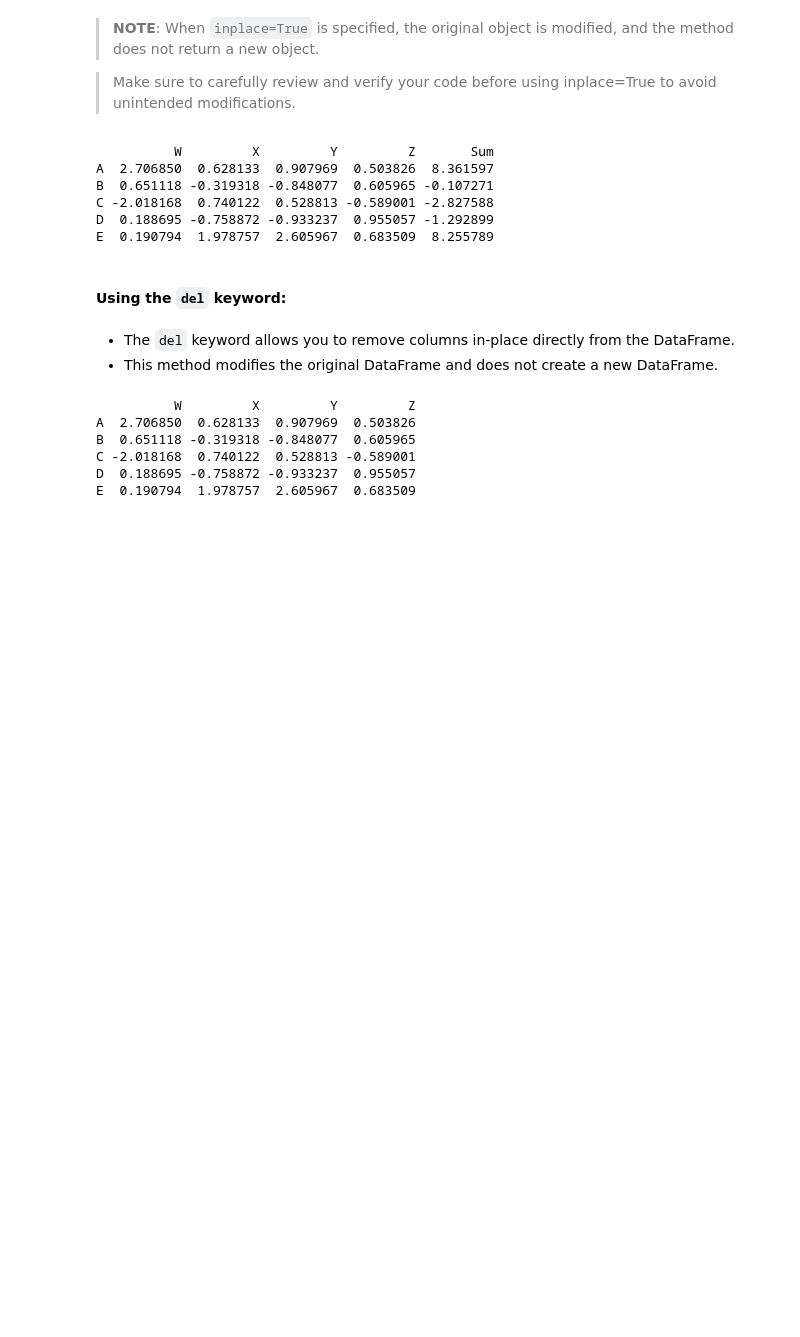
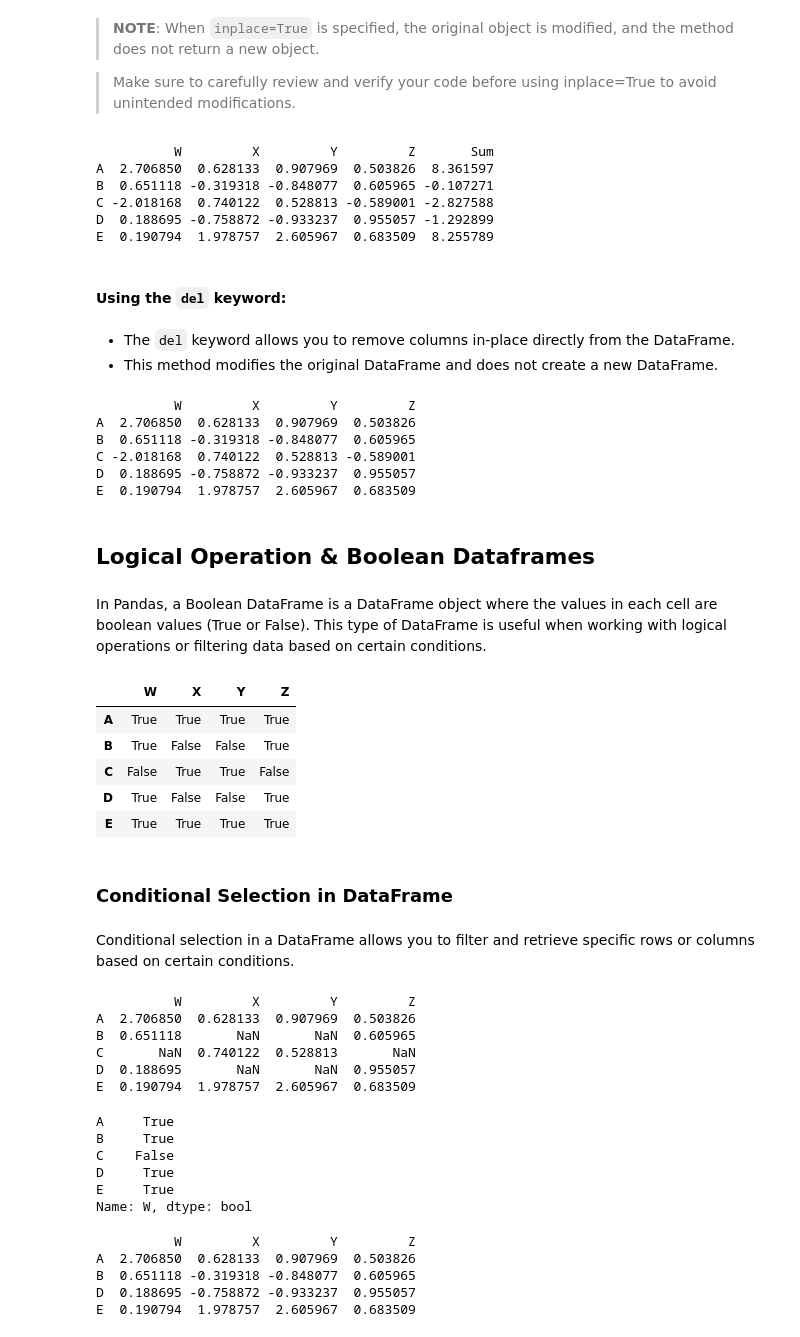
Before and after one commit to abhimanyus1997/ML-Basics, a Jupyter notebook: misc-notebooks/Pandas - Basics.ipynb, the cells around one changed output. Saved outputs shown, nothing was run; the diff lists cells and outputs as text; code cells hidden in the pictures; blank space fills up the shorter version.

```diff
--- a/misc-notebooks/Pandas - Basics.ipynb
+++ b/misc-notebooks/Pandas - Basics.ipynb
@@ -384,3 +384,53 @@ B  0.651118 -0.319318 -0.848077  0.605965
 C -2.018168  0.740122  0.528813 -0.589001
 D  0.188695 -0.758872 -0.933237  0.955057
 E  0.190794  1.978757  2.605967  0.683509
+# %% [markdown]
+## Logical Operation & Boolean Dataframes
+# %% [markdown]
+In Pandas, a Boolean DataFrame is a DataFrame object where the values in each cell are boolean values (True or False). This type of DataFrame is useful when working with logical operations or filtering data based on certain conditions.
+# %%
+booldf = df>0
+booldf
+# %% [output]
+|  | W | X | Y | Z |
+| A | True | True | True | True |
+| B | True | False | False | True |
+| C | False | True | True | False |
+| D | True | False | False | True |
+| E | True | True | True | True |
+# %% [markdown]
+### Conditional Selection in DataFrame
+# %% [markdown]
+
+Conditional selection in a DataFrame allows you to filter and retrieve specific rows or columns based on certain conditions.
+# %%
+# Selecting values greater than 0 in the DataFrame
+selecting_values = df[df>0] #preserves original dataFrame
+print(selecting_values)
+# %% [output]
+          W         X         Y         Z
+A  2.706850  0.628133  0.907969  0.503826
+B  0.651118       NaN       NaN  0.605965
+C       NaN  0.740122  0.528813       NaN
+D  0.188695       NaN       NaN  0.955057
+E  0.190794  1.978757  2.605967  0.683509
+# %%
+# Returns values > 0 for "Column W"
+df['W'] > 0
+# %% [output]
+A     True
+B     True
+C    False
+D     True
+E     True
+Name: W, dtype: bool
+# %%
+# Selecting rows where values in column 'W' are greater than 0
+resultdf = df[df['W'] > 0]
+print(resultdf)
+# %% [output]
+          W         X         Y         Z
+A  2.706850  0.628133  0.907969  0.503826
+B  0.651118 -0.319318 -0.848077  0.605965
+D  0.188695 -0.758872 -0.933237  0.955057
+E  0.190794  1.978757  2.605967  0.683509
```
Also changed, not shown: parts of 19 cells of this notebook.
